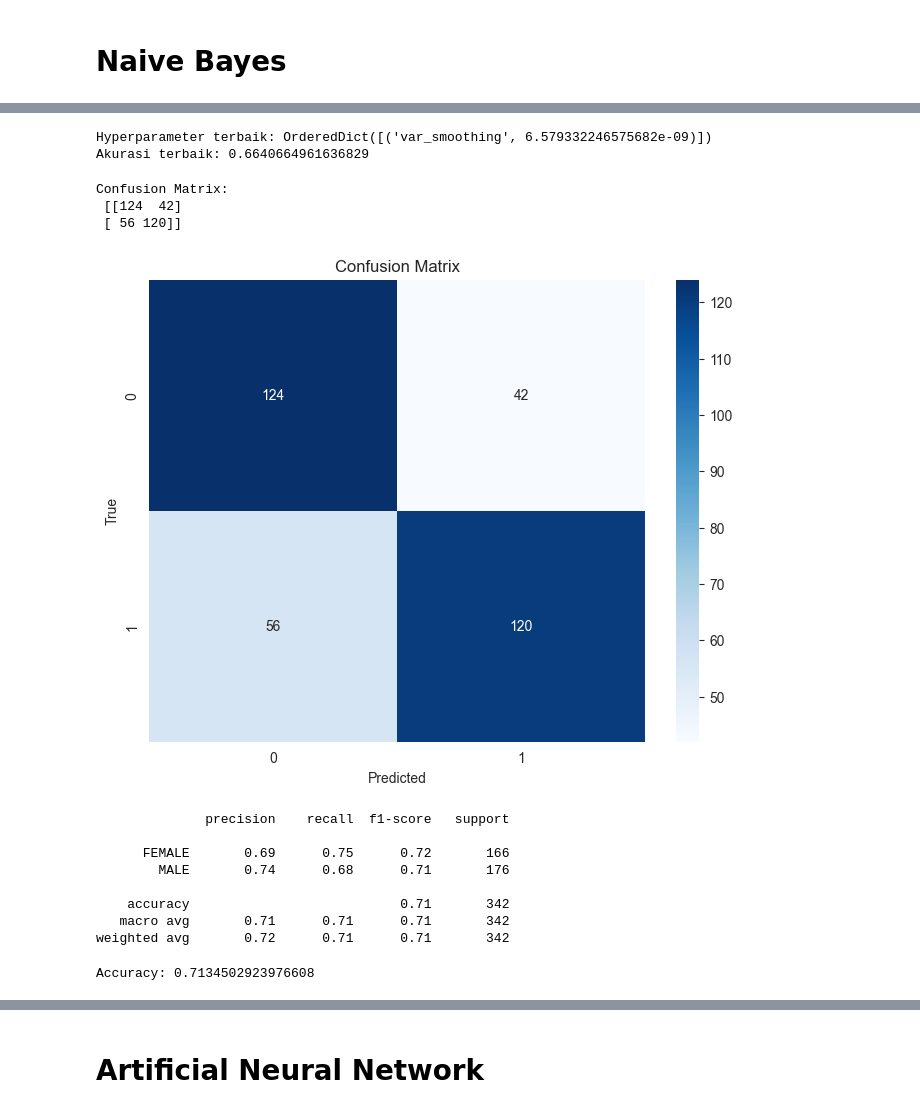
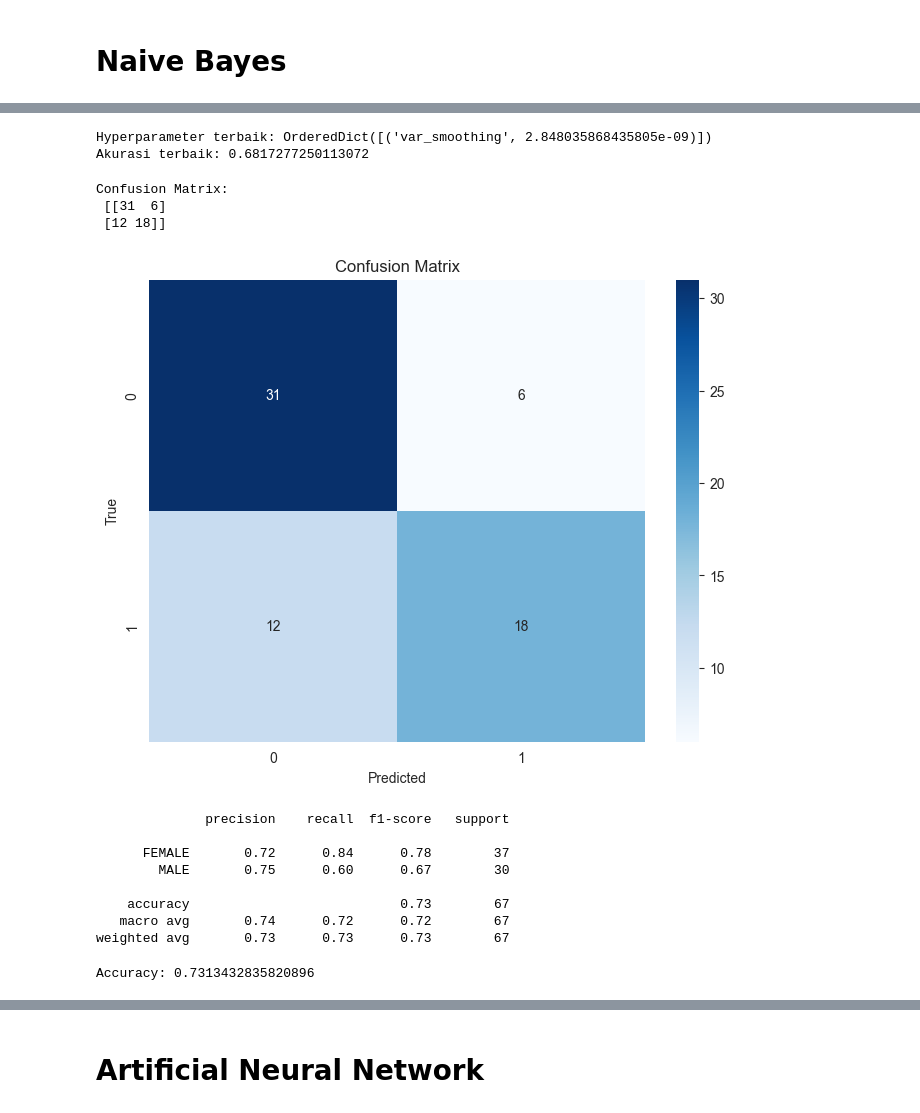
Before and after one commit to Gdankz/Machine-Learning, a Jupyter notebook: 225314095.ipynb, the cells around one changed output, grey strips where cells are left out. Cells and saved outputs as stored; diff of their text form; code cells hidden in the pictures.

```diff
--- a/225314095.ipynb
+++ b/225314095.ipynb
@@ -419,3 +472,3 @@ Akurasi terbaik: 0.5151260504201681
 # %%
-svc_model = SVC(C = 27, gamma=1e-06, kernel='rbf')
+svc_model = SVC(C = 78, gamma=1e-06, kernel='rbf')
 # %%
@@ -454,4 +511,9 @@ Accuracy: 0.7485380116959064
 # %%
-svc_model.fit(train, target_encoded)
-svc_predict_proba = cross_val_predict(svc_model, train, target_encoded, cv=k_fold, method='decision_function')
+svc_model.fit(test_data,
+              test_target)
+svc_predict_proba = cross_val_predict(svc_model,
+                                      test_data,
+                                      test_target,
+                                      cv=k_fold,
+                                      method='decision_function')
 # %%
@@ -497,42 +548,46 @@ BayesSearchCV(cv=5, estimator=GaussianNB(), n_jobs=-1,
 # %%
-print("Hyperparameter terbaik:", grid_search.best_params_)
-print("Akurasi terbaik:", grid_search.best_score_)
+print("Hyperparameter terbaik:", bayes_search.best_params_)
+print("Akurasi terbaik:", bayes_search.best_score_)
 # %% [output]
-Hyperparameter terbaik: OrderedDict([('var_smoothing', 6.579332246575682e-09)])
-Akurasi terbaik: 0.6640664961636829
+Hyperparameter terbaik: OrderedDict([('var_smoothing', 2.848035868435805e-09)])
+Akurasi terbaik: 0.6817277250113072
 # %%
-NB_model = GaussianNB(var_smoothing=6.579332246575682e-09)
+NB_model = GaussianNB(var_smoothing=2.848035868435805e-09)
 # %%
-NB_predict = cross_val_predict(NB_model, train, target, cv=k_fold, n_jobs=5)
+NB_predict = cross_val_predict(NB_model,
+                               test_data,
+                               test_target,
+                               cv=k_fold,
+                               n_jobs=5)
 # %%
-cm = confusion_matrix(target, NB_predict)
+cm = confusion_matrix(test_target, NB_predict)
 print("Confusion Matrix:\n", cm)
 
 plt.figure(figsize=(8, 6))
 sns.heatmap(cm, annot=True, cmap='Blues', fmt='g')
 plt.title('Confusion Matrix')
 plt.xlabel('Predicted')
 plt.ylabel('True')
 plt.show()
 # %% [output]
 Confusion Matrix:
- [[124  42]
- [ 56 120]]
+ [[31  6]
+ [12 18]]
-[figure, old version]
+[figure, new version]
 # %%
-print(classification_report(target, NB_predict))
+print(classification_report(test_target, NB_predict))
 # %% [output]
               precision    recall  f1-score   support
 
-      FEMALE       0.69      0.75      0.72       166
-        MALE       0.74      0.68      0.71       176
+      FEMALE       0.72      0.84      0.78        37
+        MALE       0.75      0.60      0.67        30
 
-    accuracy                           0.71       342
-   macro avg       0.71      0.71      0.71       342
-weighted avg       0.72      0.71      0.71       342
+    accuracy                           0.73        67
+   macro avg       0.74      0.72      0.72        67
+weighted avg       0.73      0.73      0.73        67
 # %%
-accuracy = accuracy_score(target, NB_predict)
+accuracy = accuracy_score(test_target, NB_predict)
 print("Accuracy:", accuracy)
 # %% [output]
-Accuracy: 0.7134502923976608
+Accuracy: 0.7313432835820896
 # %%
```
Also changed, not shown: parts of 63 cells of this notebook, 4 other files.
